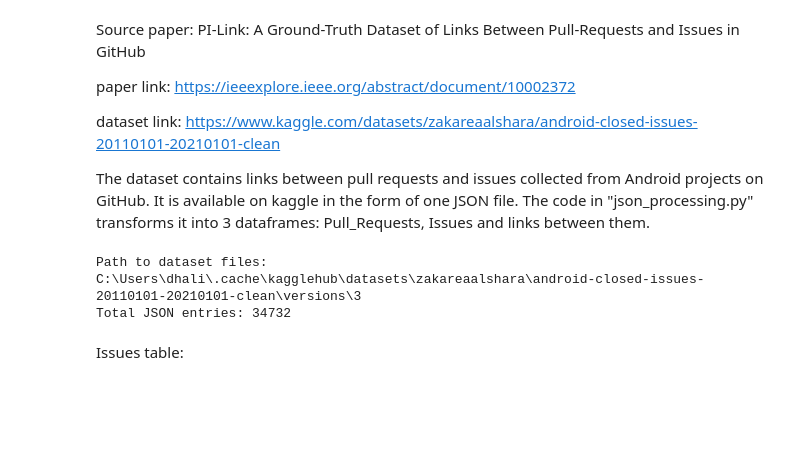
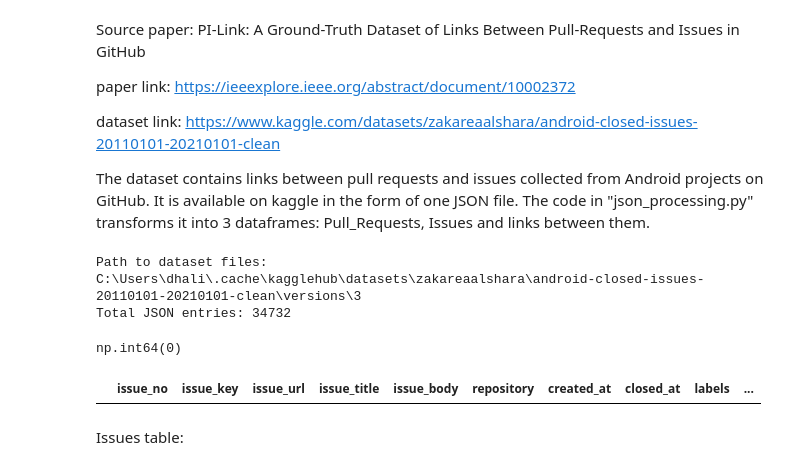
Before and after one commit to UntotaufUrlaub/anlp-lab-course-2026, a Jupyter notebook: project_datasets/GH_issues_PRs.ipynb, the cells around one changed output. Drawn from its saved outputs; the diff is of its cells as text; code cells hidden in the pictures; blank space fills up the shorter version.

```diff
--- a/project_datasets/GH_issues_PRs.ipynb
+++ b/project_datasets/GH_issues_PRs.ipynb
@@ -20,6 +20,15 @@ issue_links = construct_issue_links(issues, links)
 # %% [output]
 Path to dataset files: C:\Users\dhali\.cache\kagglehub\datasets\zakareaalshara\android-closed-issues-20110101-20210101-clean\versions\3
 Total JSON entries: 34732
+# %%
+issues.duplicated(subset="issue_title").sum()
+issues.duplicated().sum()
+# %% [output]
+np.int64(0)
+# %%
+issues[issues.duplicated(subset=["issue_url"],keep=False)]
+# %% [output]
+|  | issue_no | issue_key | issue_url | issue_title | issue_body | repository | created_at | closed_at | labels | ... |
 # %% [markdown]
 Issues table:
 # %%
```
Also changed, not shown: parts of 7 cells of this notebook, 3 other files.
